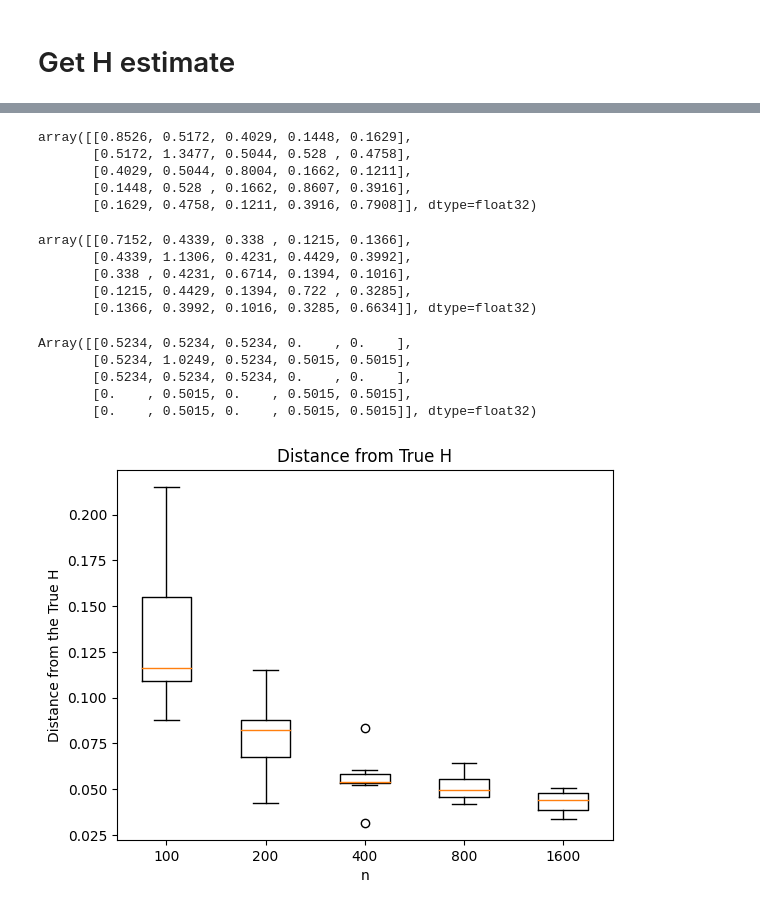
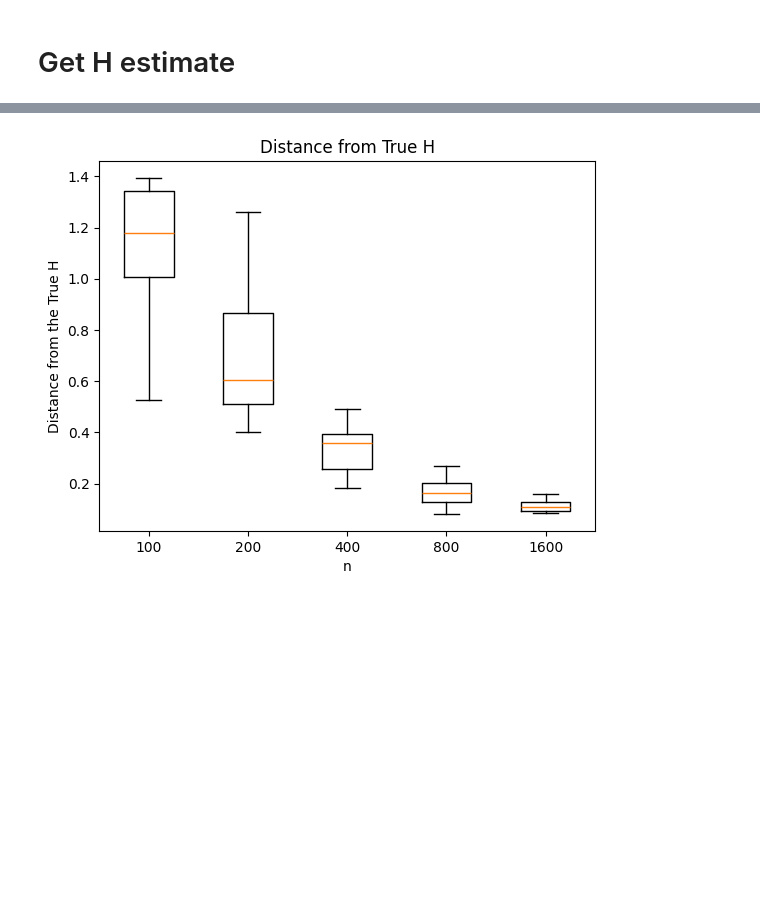
Before and after one commit to Xieyangxinyu/vie, a Jupyter notebook: src/max_fn.ipynb, the cells around one changed output, grey strips where cells are left out. Drawn from its saved outputs; the diff is of its cells as text; code cells hidden in the pictures; blank space fills up the shorter version.

```diff
--- a/src/max_fn.ipynb
+++ b/src/max_fn.ipynb
@@ -143,24 +156,0 @@ plt.legend()
-# %%
-raw_H_estimates[4]['H'][0]
-# %% [output]
-array([[0.8526, 0.5172, 0.4029, 0.1448, 0.1629],
-       [0.5172, 1.3477, 0.5044, 0.528 , 0.4758],
-       [0.4029, 0.5044, 0.8004, 0.1662, 0.1211],
-       [0.1448, 0.528 , 0.1662, 0.8607, 0.3916],
-       [0.1629, 0.4758, 0.1211, 0.3916, 0.7908]], dtype=float32)
-# %%
-H_1
-# %% [output]
-array([[0.7152, 0.4339, 0.338 , 0.1215, 0.1366],
-       [0.4339, 1.1306, 0.4231, 0.4429, 0.3992],
-       [0.338 , 0.4231, 0.6714, 0.1394, 0.1016],
-       [0.1215, 0.4429, 0.1394, 0.722 , 0.3285],
-       [0.1366, 0.3992, 0.1016, 0.3285, 0.6634]], dtype=float32)
-# %%
-true_H/two_one_norm(true_H)
-# %% [output]
-Array([[0.5234, 0.5234, 0.5234, 0.    , 0.    ],
-       [0.5234, 1.0249, 0.5234, 0.5015, 0.5015],
-       [0.5234, 0.5234, 0.5234, 0.    , 0.    ],
-       [0.    , 0.5015, 0.    , 0.5015, 0.5015],
-       [0.    , 0.5015, 0.    , 0.5015, 0.5015]], dtype=float32)
@@ -182,8 +170,20 @@ raw_H_estimates = get_H_estimates(stats, x_train_transformed, y_train, M, sample
-# %%
-def get_angle_distance_1(H, truth, active, dim_in):
-    return get_angle_distance(np.matmul(H_1, H), truth, active, dim_in)
-
-plot_H_estimates(raw_H_estimates, true_H, get_angle_distance_1, sample_range, active, dim_in)
-# %% [output]
-[figure, removed]
+# %%
+def plot_dist(forests, title, true_H, norm_func, sample_range, active, tries = 10):
+    plot_data = []
+    for i in range(len(sample_range)):
+        n_sim = sample_range[i]
+        alter_dist = {'n': n_sim, 'dist':[]}
+        for trial in range(tries):
+            H_0 = forests[n_sim][trial].H
+            alter_dist['dist'].append(norm_func(H_0, true_H, active))
+        plot_data.append(alter_dist)
+    plot_trend(plot_data, 'n', 'dist', title, ylabel='Distance from the True H')
+
+
+def plot_H_estimates(forests, true_H, norm_func, sample_range, active):
+    plot_dist(forests, 'Distance from True H', true_H, norm_func, sample_range, active)
+
+plot_H_estimates(forests, true_H, get_angle_distance, sample_range, active)
+# %% [output]
+[figure, added]
 # %%
```
Also changed, not shown: parts of 18 cells of this notebook, 18 other files.
